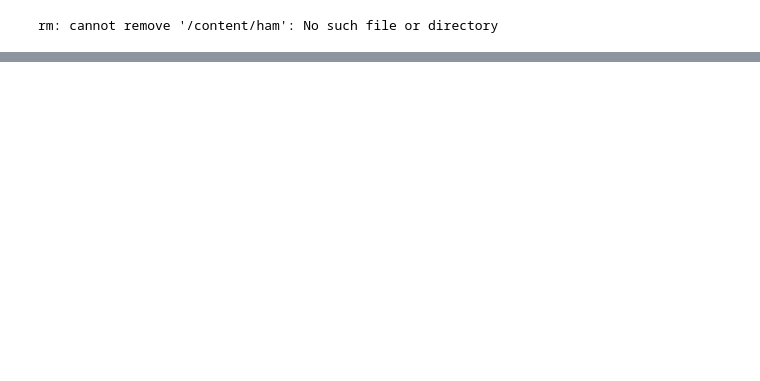
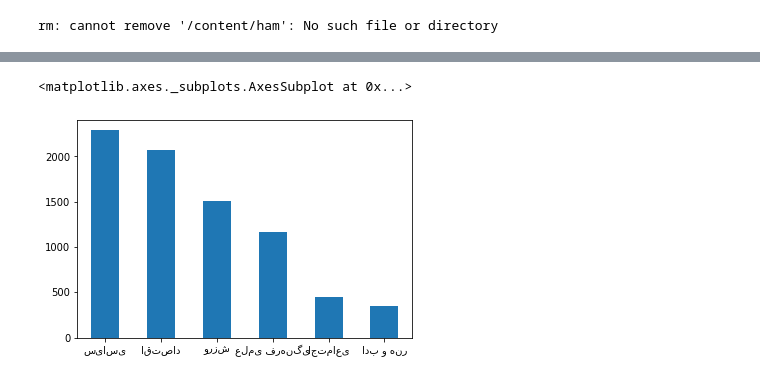
Before and after one commit to arminsoltan/mohaymen, a Jupyter notebook: Phase05/Text_Classification.ipynb, the cells around one changed output, grey strips where cells are left out. Drawn from its saved outputs; the diff is of its cells as text; code cells hidden in the pictures; blank space fills up the shorter version.

```diff
--- a/Phase05/Text_Classification.ipynb
+++ b/Phase05/Text_Classification.ipynb
@@ -107,0 +100,2 @@ df.loc[3160, "content"]
+# %%
+data = pd.read_csv("/content/ham_csv/HAM2/1998/0.csv")
@@ -107,0 +120,2 @@ df.loc[3160, "content"]
+# %%
+data = data[data["content"].str.len() > 4]
@@ -107,0 +132,5 @@ df.loc[3160, "content"]
+# %%
+column = ['سیاسی', 'ورزش', 'اقتصاد', 'علمی فرهنگی', 'اجتماعی', 'ادب و هنر']
+data = data.loc[data['category'].isin(column)]
+# %%
+data = data.drop('Unnamed: 0', axis=1)
@@ -107,0 +146,5 @@ df.loc[3160, "content"]
+# %%
+data['category'].value_counts().plot.bar(rot=0)
+# %% [output]
+<matplotlib.axes._subplots.AxesSubplot at 0x...>
+[figure, added]
```
Also changed, not shown: parts of 35 cells of this notebook.
